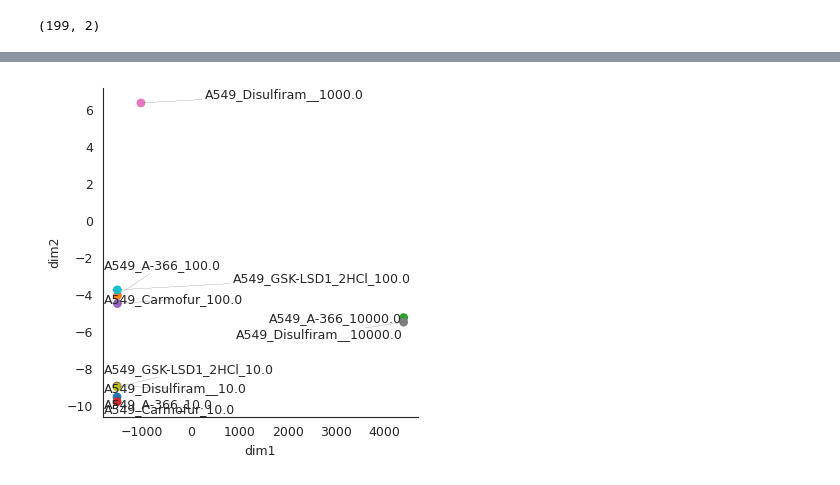
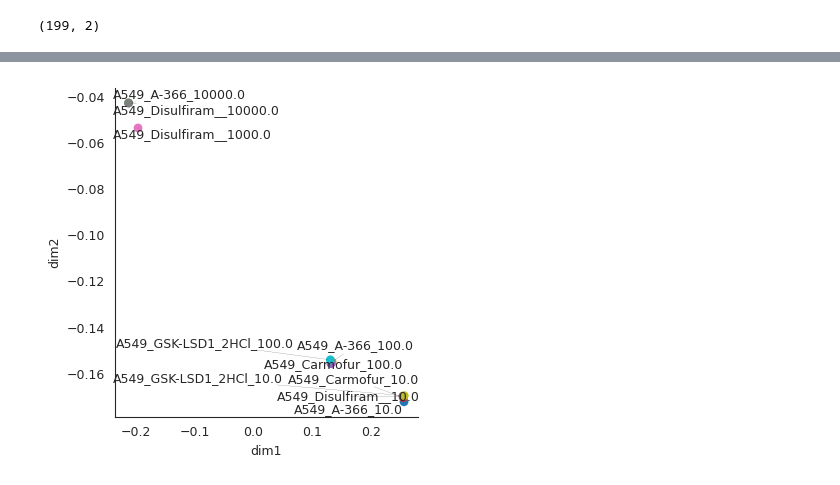
Before and after one commit to theislab/cellflow_reproducibility, a Jupyter notebook: notebooks/test_runs/test_otfm_sciplex.ipynb, the cells around one changed output, grey strips where cells are left out. Cells and saved outputs as stored; diff of their text form; code cells hidden in the pictures.

Commit message:
adapt GENOTVelocityFieldWithATtention.get_embedding

```diff
--- a/notebooks/test_runs/test_otfm_sciplex.ipynb
+++ b/notebooks/test_runs/test_otfm_sciplex.ipynb
@@ -354,4 +354,4 @@ mean_ood_metrics
  'ood_e_distance': 0.2734997573361342,
  'ood_mmd_distance': 0.004880370934317914}
 # %%
-embs = jax.tree_util.tree_map(lambda x: vf.get_embedding(model.vf_state, x[0]), ood_data_conditions)
+embs = jax.tree_util.tree_map(lambda x: vf.get_embedding(model.vf_state, x[0:1]), ood_data_conditions)
@@ -382,2 +383,0 @@ list(embs.values())[0].shape
-# %%
-embs_ls = [v[None, :] for v in embs.values()]
@@ -406,0 +403,2 @@ plt.scatter(embs_pca[:10,0], embs_pca[:10,1])
+# %%
+emb = embs_arr
@@ -406,0 +408,5 @@ plt.scatter(embs_pca[:10,0], embs_pca[:10,1])
+# %%
+similarity_matrix = cosine_similarity(emb)
+np.fill_diagonal(similarity_matrix, 1.0)
+X = KernelPCA(n_components=2, kernel="precomputed") \
+    .fit_transform(similarity_matrix)
@@ -407,11 +456,11 @@ plt.scatter(embs_pca[:10,0], embs_pca[:10,1])
 # %%
 import seaborn as sns
 import pandas as pd
 from adjustText import adjust_text
 
-plot_embedding(embs_pca[:10], labels=list(embs.keys())[:10], show_text=True)
+plot_embedding(X[:10], labels=np.array(list(embs.keys()))[:10], show_text=True)
 # %% [output]
-[figure, old version]
+[figure, new version]
 # %%
 def get_palette(
         n_colors,
```
Also changed, not shown: parts of 9 cells of this notebook, 12 other files.
